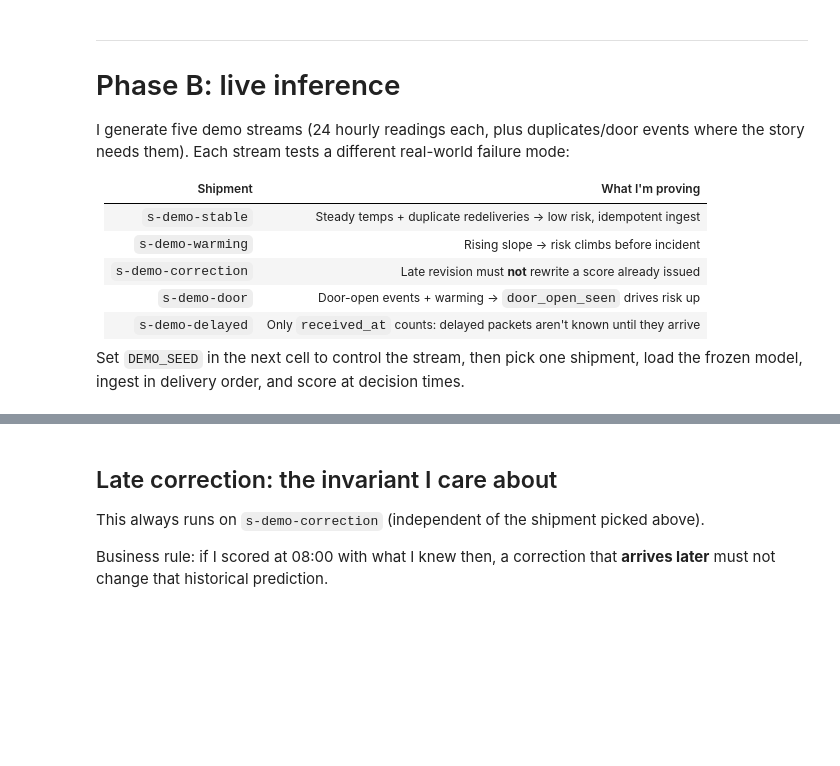
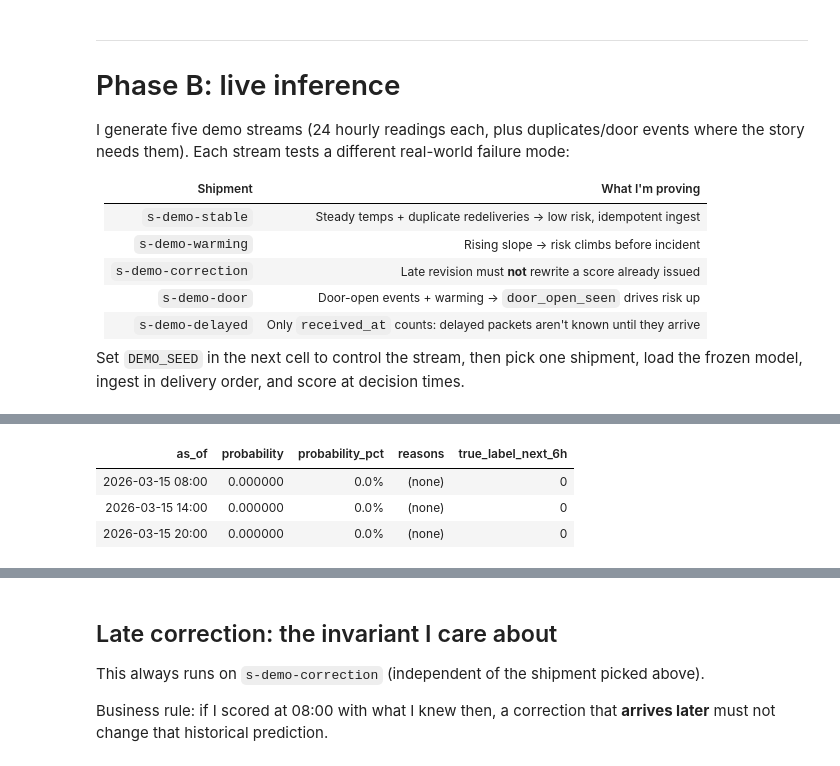
Before and after one commit to Tirth-1999/shipment-risk-analyzer, a Jupyter notebook: optional/notebooks/demo_shipment_walkthrough.ipynb, the cells around one changed output, grey strips where cells are left out. Cells and saved outputs as stored; diff of their text form; code cells hidden in the pictures; blank space fills up the shorter version.

```diff
--- a/optional/notebooks/demo_shipment_walkthrough.ipynb
+++ b/optional/notebooks/demo_shipment_walkthrough.ipynb
@@ -161,6 +211,5 @@ display(style_manifest_table(shipments_df))
 # %%
-SHIPMENT = "s-demo-warming"  # stable | correction | door | delayed
-
+SHIPMENT = "s-demo-stable"
 meta = next(r for r in walkthrough_shipment_options(WALKTHROUGH_DIR) if r["shipment_id"] == SHIPMENT)
 print(f"Use case: {meta['use_case']}")
 print(f"Why it matters: {meta['talk_about']}")
@@ -193,19 +278,26 @@ print(json.dumps(dict(engine.stats()), indent=2))
 # %%
 rows = []
-for _, as_of in new_decisions:
+for sid, as_of in new_decisions:
+    if sid != SHIPMENT:
+        continue
     pred = engine.score(SHIPMENT, as_of)
     rows.append(
         {
             "as_of": as_of.strftime("%Y-%m-%d %H:%M"),
             "probability": round(pred.probability, 3),
             "probability_pct": f"{pred.probability:.1%}",
             "reasons": ", ".join(pred.reasons) or "(none)",
             "true_label_next_6h": label_in_next_6h(as_of, incident_at),
         }
     )
 
 pred_df = pd.DataFrame(rows)
 display(style_predictions_table(pred_df))
+# %% [output]
+| as_of | probability | probability_pct | reasons | true_label_next_6h |
+| 2026-03-15 08:00 | 0.000000 | 0.0% | (none) | 0 |
+| 2026-03-15 14:00 | 0.000000 | 0.0% | (none) | 0 |
+| 2026-03-15 20:00 | 0.000000 | 0.0% | (none) | 0 |
 # %%
 fig = plot_risk_scores(pred_df, SHIPMENT)
 plt.show()
```
Also changed, not shown: parts of 11 cells of this notebook, 2 other files.
